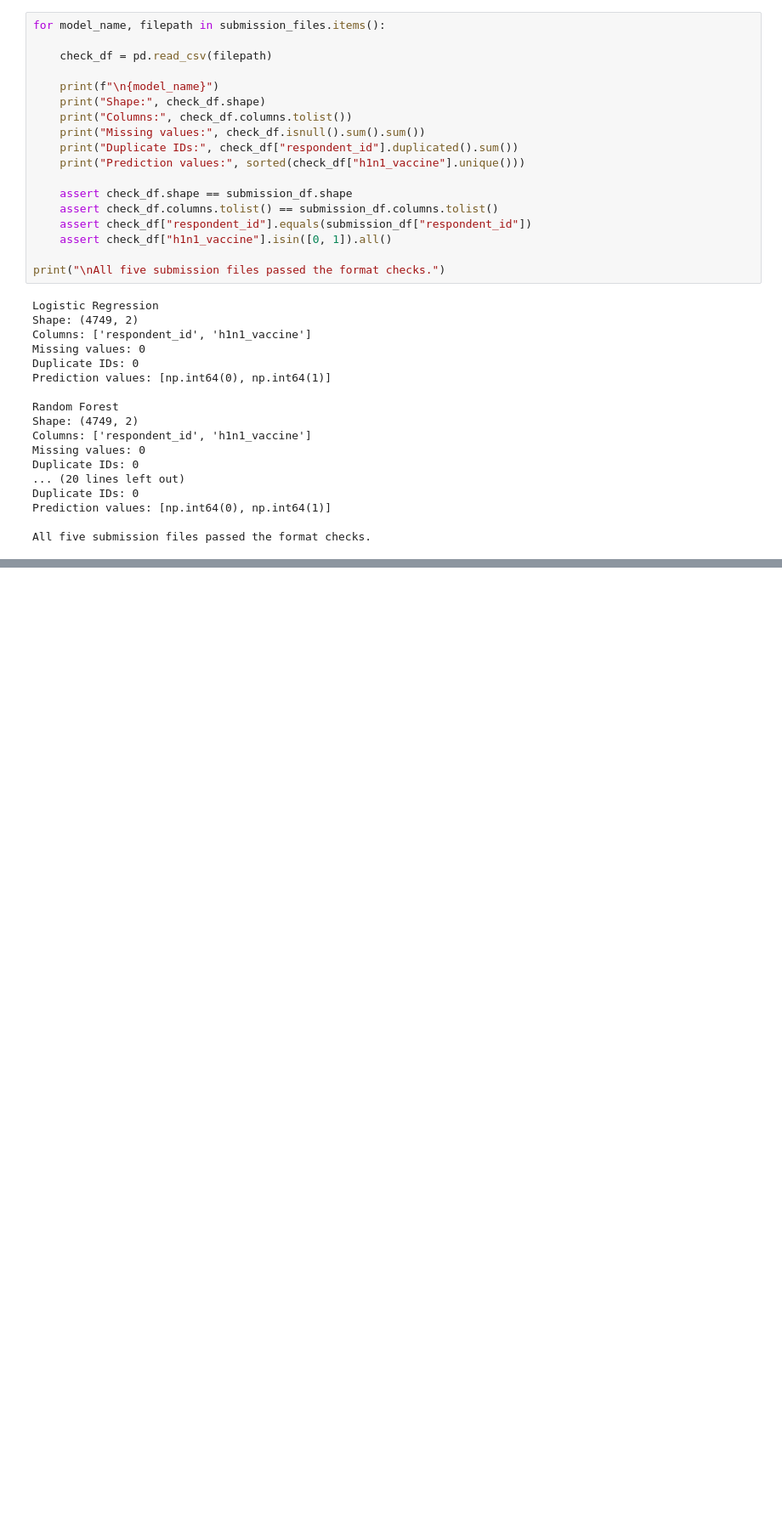
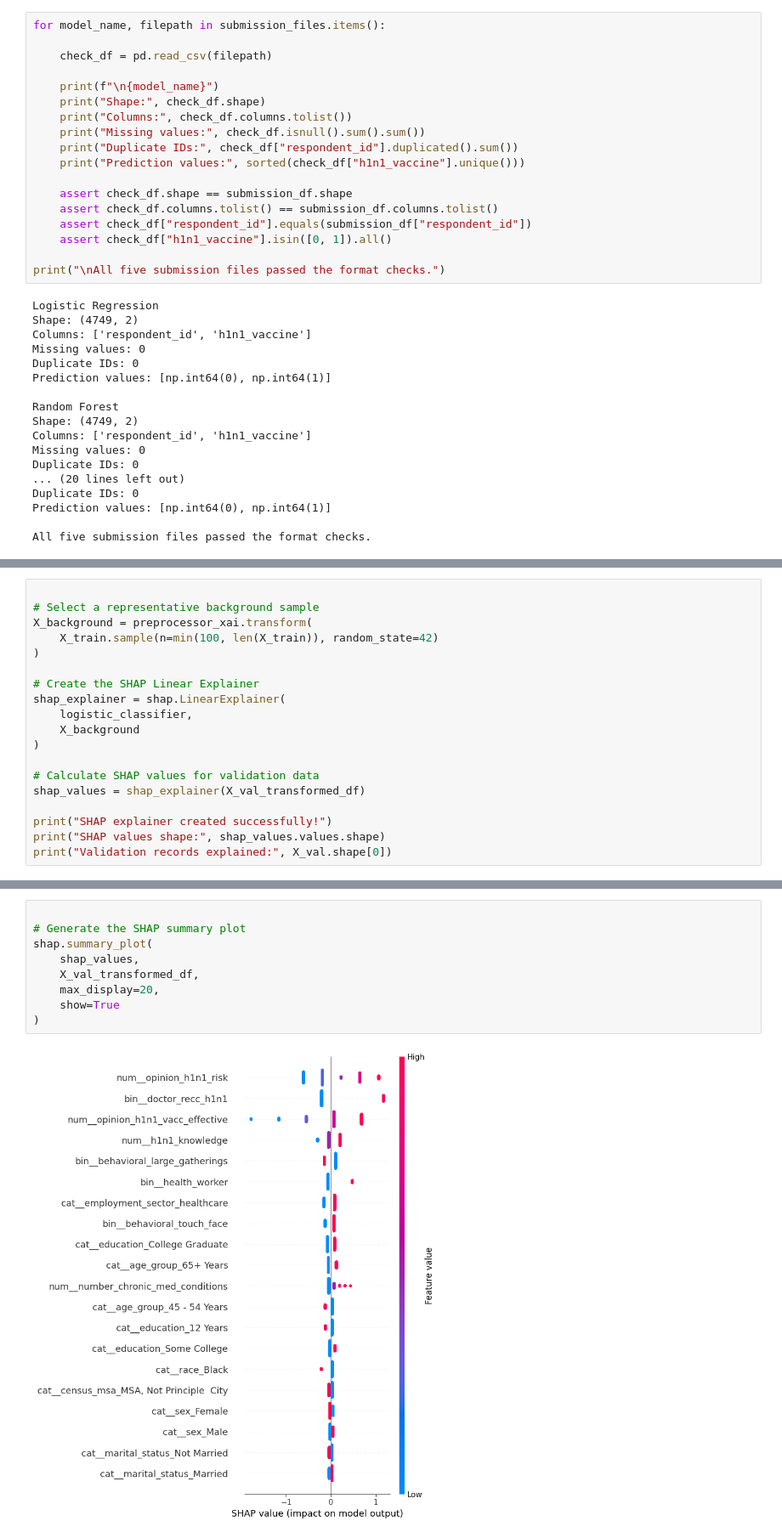
Before and after one commit to DS-Challenge-Hackathon-J-Group/DataScience-Hackathon, a Jupyter notebook: RMDS_Data_Science_Hackathon_–_Dataset_B_J_(Group).ipynb, the cells around one changed output, grey strips where cells are left out. Shown at 85% size. Cells and saved outputs as stored; diff of their text form; blank space fills up the shorter version.

```diff
--- a/RMDS_Data_Science_Hackathon_–_Dataset_B_J_(Group).ipynb
+++ b/RMDS_Data_Science_Hackathon_–_Dataset_B_J_(Group).ipynb
@@ -1748,0 +1942,19 @@ files.download("H1N1_Final_Submissions.zip")
+# %%
+
+# Select a representative background sample
+X_background = preprocessor_xai.transform(
+    X_train.sample(n=min(100, len(X_train)), random_state=42)
+)
+
+# Create the SHAP Linear Explainer
+shap_explainer = shap.LinearExplainer(
+    logistic_classifier,
+    X_background
+)
+
+# Calculate SHAP values for validation data
+shap_values = shap_explainer(X_val_transformed_df)
+
+print("SHAP explainer created successfully!")
+print("SHAP values shape:", shap_values.values.shape)
+print("Validation records explained:", X_val.shape[0])
@@ -1748,0 +1979,11 @@ files.download("H1N1_Final_Submissions.zip")
+# %%
+
+# Generate the SHAP summary plot
+shap.summary_plot(
+    shap_values,
+    X_val_transformed_df,
+    max_display=20,
+    show=True
+)
+# %% [output]
+[figure, added]
```
Also changed, not shown: parts of 79 cells of this notebook.
